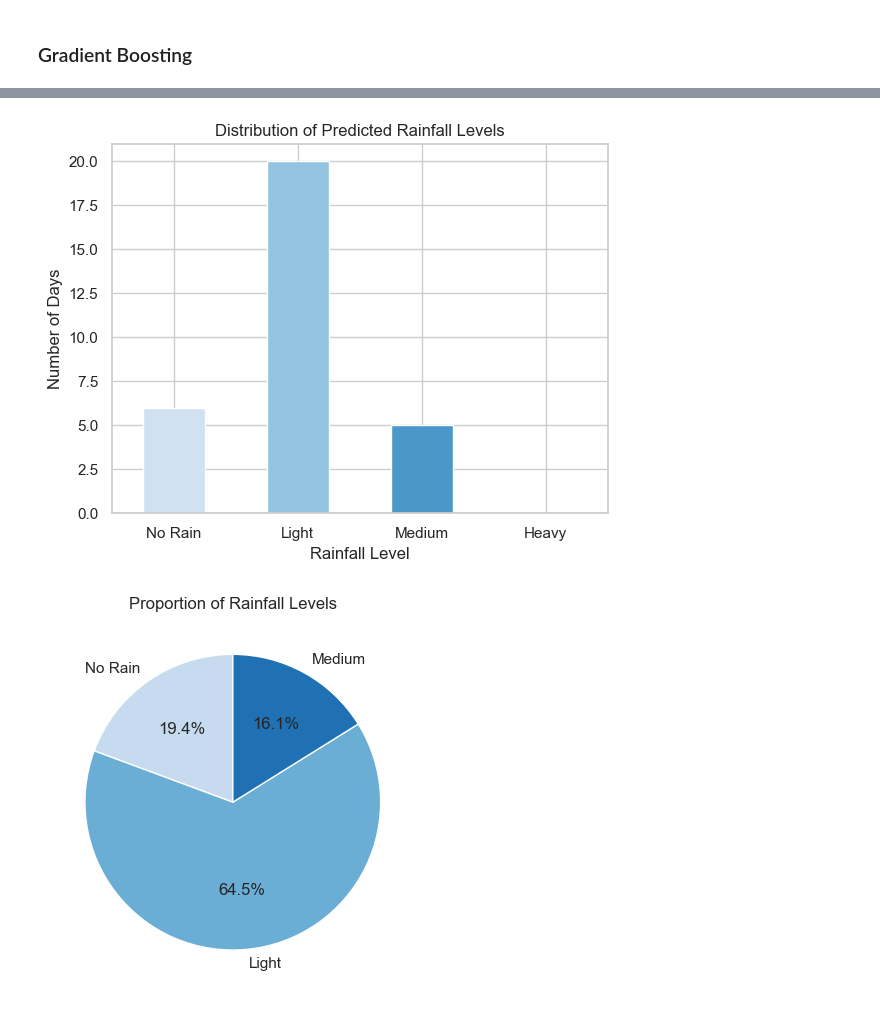
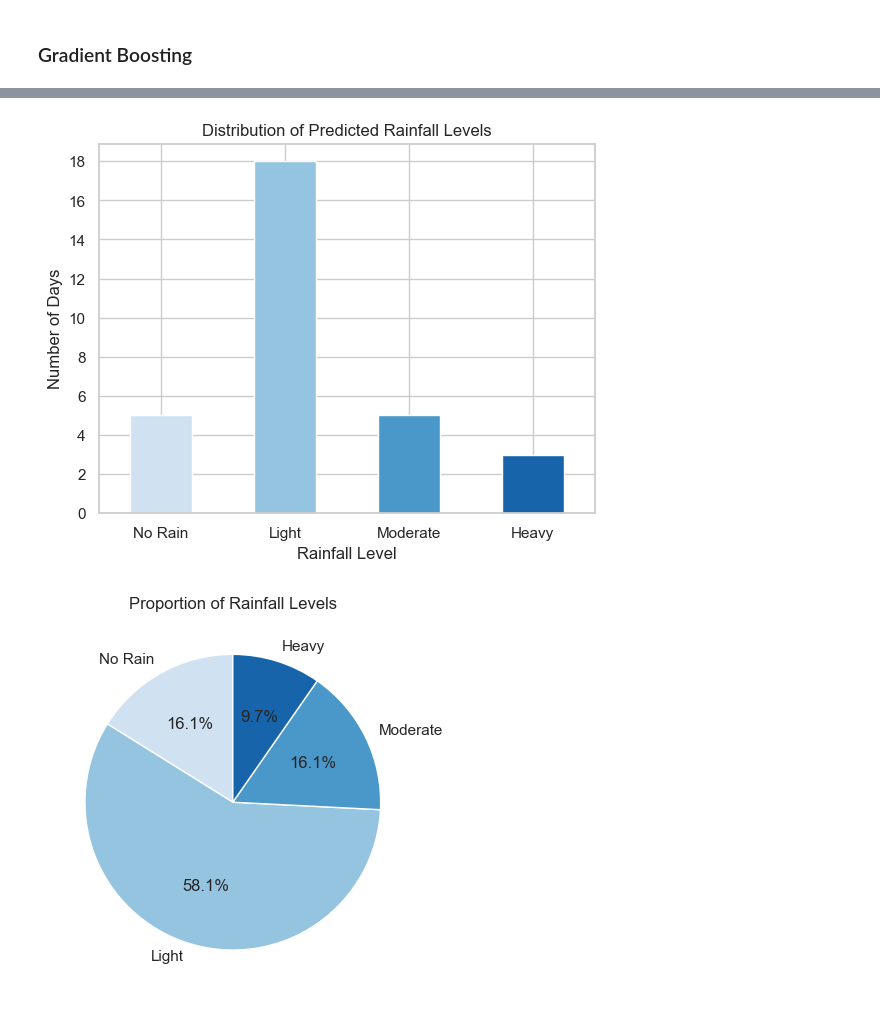
Before and after one commit to Zewen-Zhao/ADS2001_GroupMC3, a Jupyter notebook: Modelling/modelling_jiehni.ipynb, the cells around one changed output, grey strips where cells are left out. Cells and saved outputs as stored; diff of their text form; code cells hidden in the pictures.

```diff
--- a/Modelling/modelling_jiehni.ipynb
+++ b/Modelling/modelling_jiehni.ipynb
@@ -157,7 +196,7 @@ Hence, accuracy alone is not a reliable metric and the class imbalance must be a
 data["Rainfall Band"] = pd.cut(
     data["Rainfall since 9 am (mm)"],
     bins=[-0.1, 0, 5, 20, np.inf],
-    labels=["No Rain", "Light", "Medium", "Heavy"]
+    labels=["No Rain", "Light", "Moderate", "Heavy"]
 )
 
 # select variables
@@ -195,9 +238,9 @@ Best score: 0.8965063307203804
 # %%
 data_dtc2 = DecisionTreeClassifier(
     random_state = 42,
-    min_samples_split=10,
+    min_samples_split=20,
     min_samples_leaf=5,
-    max_depth=25)
+    max_depth=20)
 
 data_dtc2 = data_dtc2.fit(X_train, y_train)
 
@@ -271,9 +342,9 @@ Best CV score: 0.8888620633867138
 # balance classes
 data_dtc_balanced = DecisionTreeClassifier(
     random_state = 42,
-    min_samples_split=10,
+    min_samples_split=20,
     min_samples_leaf=5,
-    max_depth=25,
+    max_depth=20,
     class_weight="balanced")
 
 data_dtc_balanced = data_dtc_balanced.fit(X_train, y_train)
@@ -450,19 +592,39 @@ Index(['Year', 'Month', 'Day', 'Hour', 'Minute', 'Air Temp (degrees C)',
 # %%
+# predict first
+future_X = future_data.reindex(columns=X_train.columns, fill_value=0)
+
+preds = gb_model.predict(future_X)
+
+future_results = future_data.copy()
+future_results["Predicted_Rainfall_Level"] = preds
+
+# convert rainfall labels to severity numbers
 rain_order = {
     "No Rain": 0,
     "Light": 1,
     "Medium": 2,
+    "Moderate": 2,
     "Heavy": 3
 }
 
-future_data["Rainfall_Index"] = future_data["Predicted_Rainfall_Level"].map(rain_order)
+future_results["Rainfall_Index"] = future_results["Predicted_Rainfall_Level"].map(rain_order)
 
+# daily max rainfall level
 daily_preds_max = (
-    future_data
+    future_results
     .groupby(["Year", "Month", "Day"])["Rainfall_Index"]
     .max()
     .reset_index()
 )
 
-reverse_map = {v: k for k, v in rain_order.items()}
+# convert numbers back to labels
+reverse_map = {
+    0: "No Rain",
+    1: "Light",
+    2: "Moderate",
+    3: "Heavy"
+}
+
 daily_preds_max["Predicted_Rainfall_Level"] = daily_preds_max["Rainfall_Index"].map(reverse_map)
+
+daily_preds_max.head()
@@ -536,10 +744,7 @@ plt.show()
 # %%
-import seaborn as sns
-import matplotlib.pyplot as plt
-
 sns.set_theme(style="whitegrid")
 
-order = ['No Rain', 'Light', 'Medium', 'Heavy']
+order = ['No Rain', 'Light', 'Moderate', 'Heavy']
 
 counts = daily_preds_max["Predicted_Rainfall_Level"].value_counts().reindex(order)
 
@@ -551,33 +756,31 @@ plt.title("Distribution of Predicted Rainfall Levels")
 plt.xlabel("Rainfall Level")
 plt.ylabel("Number of Days")
 plt.xticks(rotation=0)
+plt.yticks(np.arange(0, counts.max()+2, 2))
 
 plt.show()
 # %% [output]
-[figure, old version]
+[figure, new version]
 # %%
-import seaborn as sns
-import matplotlib.pyplot as plt
-
 # correct logical order
-order = ["No Rain", "Light", "Medium"]
+order = ["No Rain", "Light", "Moderate", "Heavy"]
 
 # reorder counts to match this
 counts = daily_preds_max["Predicted_Rainfall_Level"].value_counts().reindex(order)
 
 # create blue gradient (light → dark)
 colours = sns.color_palette("Blues", n_colors=len(order))
 
 # plot
 counts.plot(
     kind="pie",
     autopct="%1.1f%%",
     colors=colours,
     startangle=90
 )
 
 plt.title("Proportion of Rainfall Levels")
 plt.ylabel("")
 plt.show()
 # %% [output]
-[figure, old version]
+[figure, new version]
```
Also changed, not shown: parts of 41 cells of this notebook.
